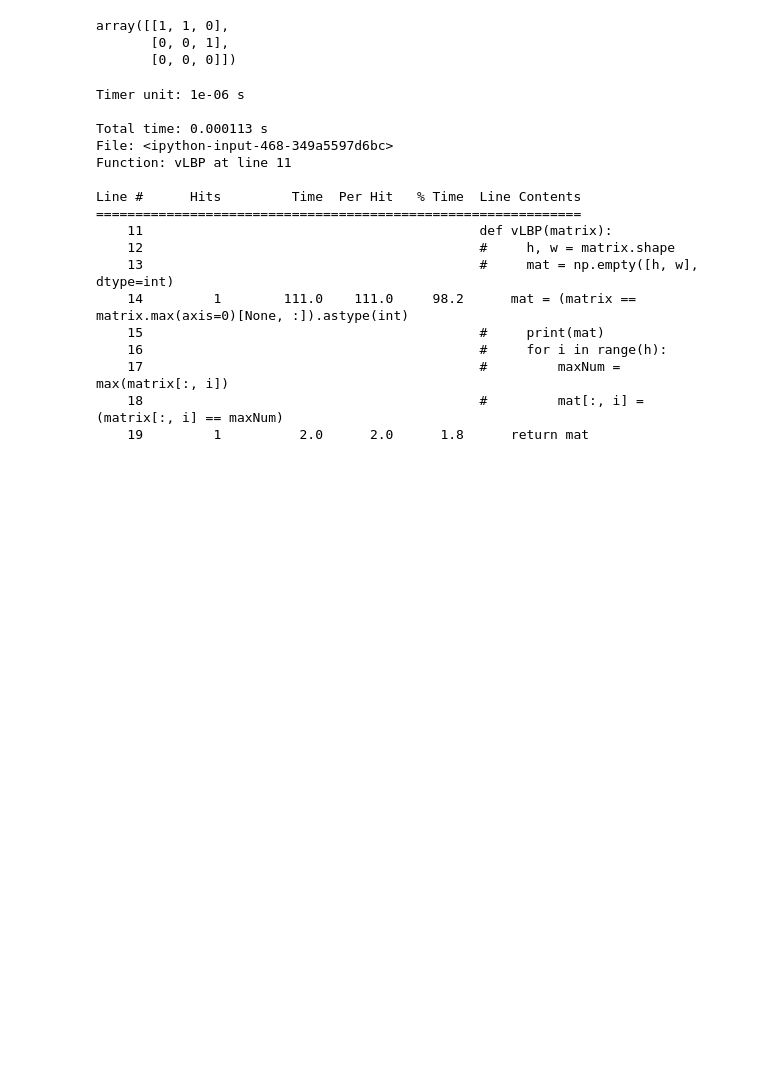
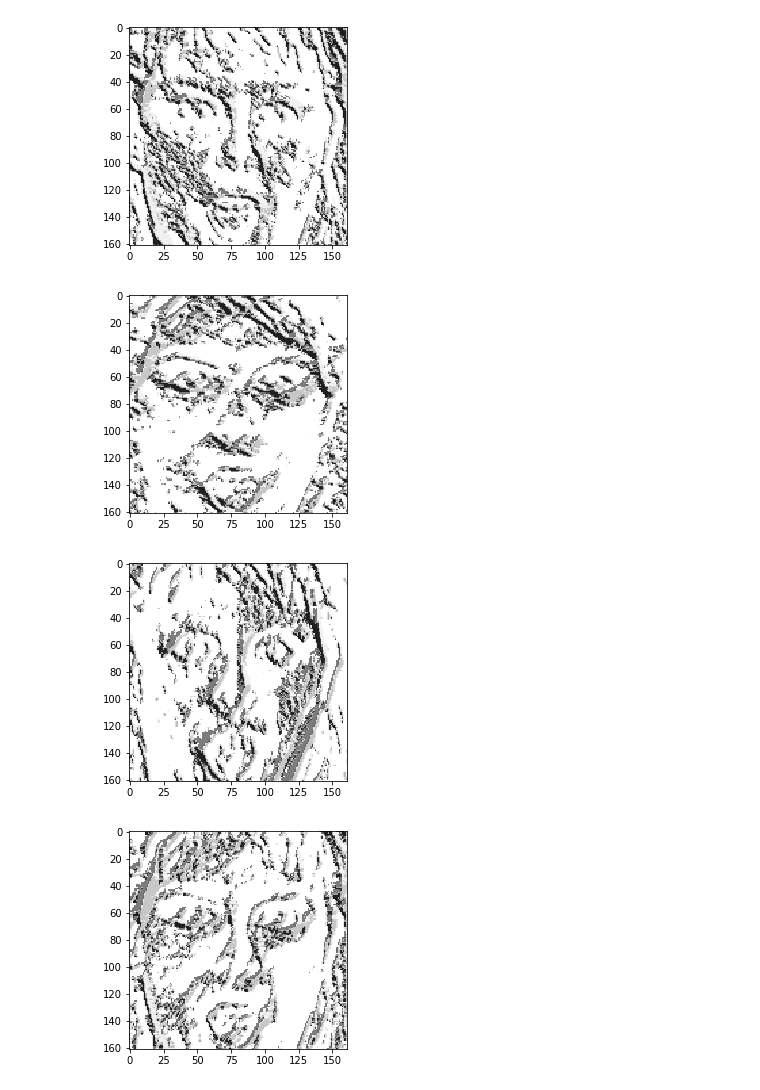
Before and after one commit to JadHADDAD92/extended-lbp-fer, a Jupyter notebook: hvnLBP.ipynb, the cells around one changed output. Cells and saved outputs as stored; diff of their text form; code cells hidden in the pictures; blank space fills up the shorter version.

```diff
--- a/hvnLBP.ipynb
+++ b/hvnLBP.ipynb
@@ -71,49 +80,0 @@ def kirsch(image):
-# %%
-
-def hLBP(matrix):
-#     h, w = matrix.shape
-#     mat = np.empty([h, w], dtype=int)
-    mat = (matrix == matrix.max(axis=1)[:,None]).astype(int)
-#     for i in range(w):
-#         maxNum = max(matrix[i, :])
-#         mat[i, :] = (matrix[i, :] == maxNum)
-    return mat
-%lprun -f vLBP vLBP(array)
-def vLBP(matrix):
-#     h, w = matrix.shape
-#     mat = np.empty([h, w], dtype=int)
-    mat = (matrix == matrix.max(axis=0)[None, :]).astype(int)
-#     print(mat)
-#     for i in range(h):
-#         maxNum = max(matrix[:, i])
-#         mat[:, i] = (matrix[:, i] == maxNum)
-    return mat
-
-def generatePattern(matrix):
-    return '%d%d%d%d%d%d%d%d'%(matrix.item((0, 0)), matrix.item((0, 1)), matrix.item((0, 2)), matrix.item((1, 2)),
-                               matrix.item((2, 2)), matrix.item((2, 1)), matrix.item((2, 0)), matrix.item((1, 0)))
-array = np.array([[158, 150, 26],
-                  [ 68,  -1, 200],
-                  [112, 135, 26]])
-vLBP(array)
-# %% [output]
-array([[1, 1, 0],
-       [0, 0, 1],
-       [0, 0, 0]])
-Timer unit: 1e-06 s
-
-Total time: 0.000113 s
-File: <ipython-input-468-349a5597d6bc>
-Function: vLBP at line 11
-
-Line #      Hits         Time  Per Hit   % Time  Line Contents
-==============================================================
-    11                                           def vLBP(matrix):
-    12                                           #     h, w = matrix.shape
-    13                                           #     mat = np.empty([h, w], dtype=int)
-    14         1        111.0    111.0     98.2      mat = (matrix == matrix.max(axis=0)[None, :]).astype(int)
-    15                                           #     print(mat)
-    16                                           #     for i in range(h):
-    17                                           #         maxNum = max(matrix[:, i])
-    18                                           #         mat[:, i] = (matrix[:, i] == maxNum)
-    19         1          2.0      2.0      1.8      return mat
@@ -119,0 +122,25 @@ Line #      Hits         Time  Per Hit   % Time  Line Contents
+# %%
+img =  cv2.imread('images/test.png', 0)
+# plt.imshow(img, cmap='gray', vmax=255, vmin=0)
+# plt.show()
+img = cv2.equalizeHist(img)
+img = cv2.bilateralFilter(img, 5, 30, 20)
+img = cropFace(img)
+# plt.imshow(img, cmap='gray', vmax=255, vmin=0)
+# plt.show()
+# result = np.zeros_like(img)
+for key, value in kirsch(img).items():
+#     result = np.maximum(result, value)
+    res = hvnLBPWithoutBorders(value)
+    plt.imshow(res, cmap='gray', vmax=255, vmin=0)
+    plt.show()
+# plt.imshow(result, cmap='gray', vmax=255, vmin=0)
+# plt.show()
+# lbp = hvnLBPWithoutBorders(result)
+# plt.imshow(lbp, cmap='gray', vmax=255, vmin=0)
+# plt.show()
+# %% [output]
+[figure, added]
+[figure, added]
+[figure, added]
+[figure, added]
```
Also changed, not shown: parts of 27 cells of this notebook.
